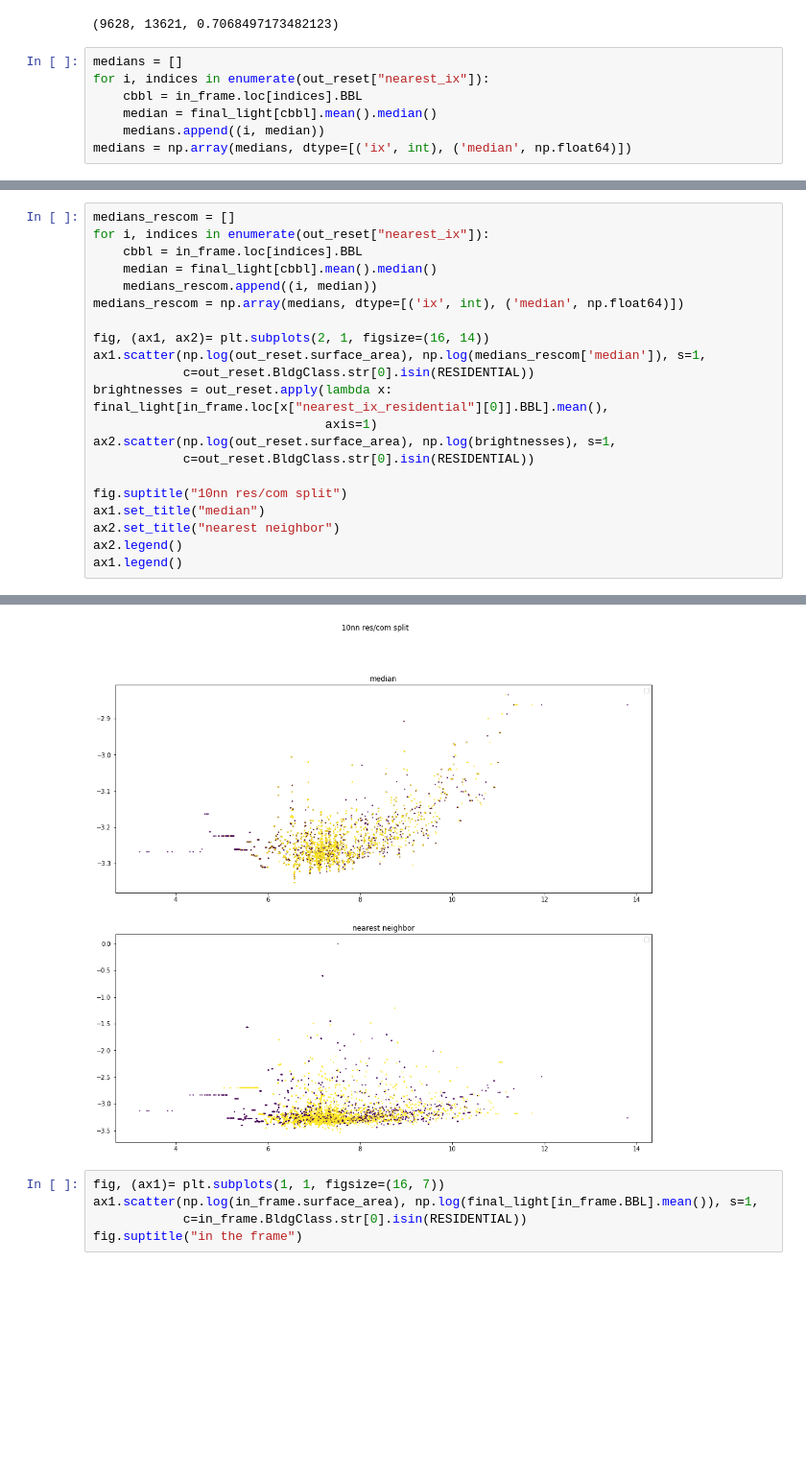
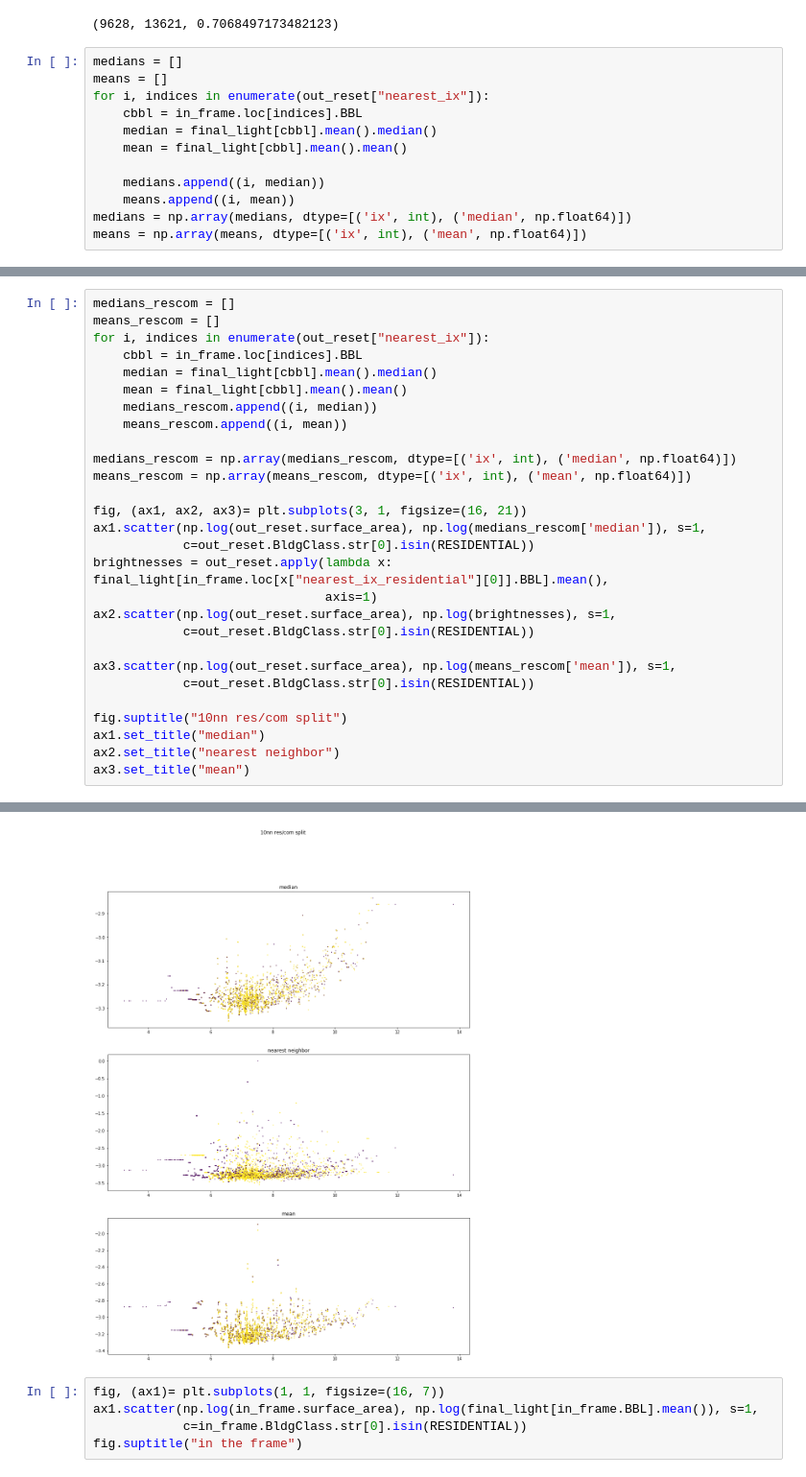
Before and after one commit to cmoscardi/independent_2018, a Jupyter notebook: image/brightness_ftfloors.ipynb, the cells around one changed output, grey strips where cells are left out. Shown: that part at 96% size. Cells and saved outputs as stored; diff of their text form; blank space fills up the shorter version.

Commit message:
include mean there

```diff
--- a/image/brightness_ftfloors.ipynb
+++ b/image/brightness_ftfloors.ipynb
@@ -75,9 +75,14 @@ res_count, len(out_frame), res_count / len(out_frame)
 (9628, 13621, 0.7068497173482123)
 # %%
 medians = []
+means = []
 for i, indices in enumerate(out_reset["nearest_ix"]):
     cbbl = in_frame.loc[indices].BBL
     median = final_light[cbbl].mean().median()
+    mean = final_light[cbbl].mean().mean()
+
     medians.append((i, median))
+    means.append((i, mean))
 medians = np.array(medians, dtype=[('ix', int), ('median', np.float64)])
+means = np.array(means, dtype=[('ix', int), ('mean', np.float64)])
 # %%
@@ -95,12 +104,17 @@ Text(0.5,1,'nearest neighbor')
 # %%
 medians_rescom = []
+means_rescom = []
 for i, indices in enumerate(out_reset["nearest_ix"]):
     cbbl = in_frame.loc[indices].BBL
     median = final_light[cbbl].mean().median()
+    mean = final_light[cbbl].mean().mean()
     medians_rescom.append((i, median))
-medians_rescom = np.array(medians, dtype=[('ix', int), ('median', np.float64)])
+    means_rescom.append((i, mean))
 
-fig, (ax1, ax2)= plt.subplots(2, 1, figsize=(16, 14))
+medians_rescom = np.array(medians_rescom, dtype=[('ix', int), ('median', np.float64)])
+means_rescom = np.array(means_rescom, dtype=[('ix', int), ('mean', np.float64)])
+
+fig, (ax1, ax2, ax3)= plt.subplots(3, 1, figsize=(16, 21))
 ax1.scatter(np.log(out_reset.surface_area), np.log(medians_rescom['median']), s=1,
             c=out_reset.BldgClass.str[0].isin(RESIDENTIAL))
 brightnesses = out_reset.apply(lambda x: final_light[in_frame.loc[x["nearest_ix_residential"][0]].BBL].mean(),
@@ -108,9 +122,11 @@ brightnesses = out_reset.apply(lambda x: final_light[in_frame.loc[x["nearest_ix_
 ax2.scatter(np.log(out_reset.surface_area), np.log(brightnesses), s=1,
             c=out_reset.BldgClass.str[0].isin(RESIDENTIAL))
 
+ax3.scatter(np.log(out_reset.surface_area), np.log(means_rescom['mean']), s=1,
+            c=out_reset.BldgClass.str[0].isin(RESIDENTIAL))
+
 fig.suptitle("10nn res/com split")
 ax1.set_title("median")
 ax2.set_title("nearest neighbor")
-ax2.legend()
-ax1.legend()
+ax3.set_title("mean")
 # %% [output]
@@ -120,4 +134,4 @@ No handles with labels found to put in legend.
-[figure, old version]
+[figure, new version]
 # %%
 fig, (ax1)= plt.subplots(1, 1, figsize=(16, 7))
 ax1.scatter(np.log(in_frame.surface_area), np.log(final_light[in_frame.BBL].mean()), s=1,
```
Also changed, not shown: parts of 2 cells of this notebook.
